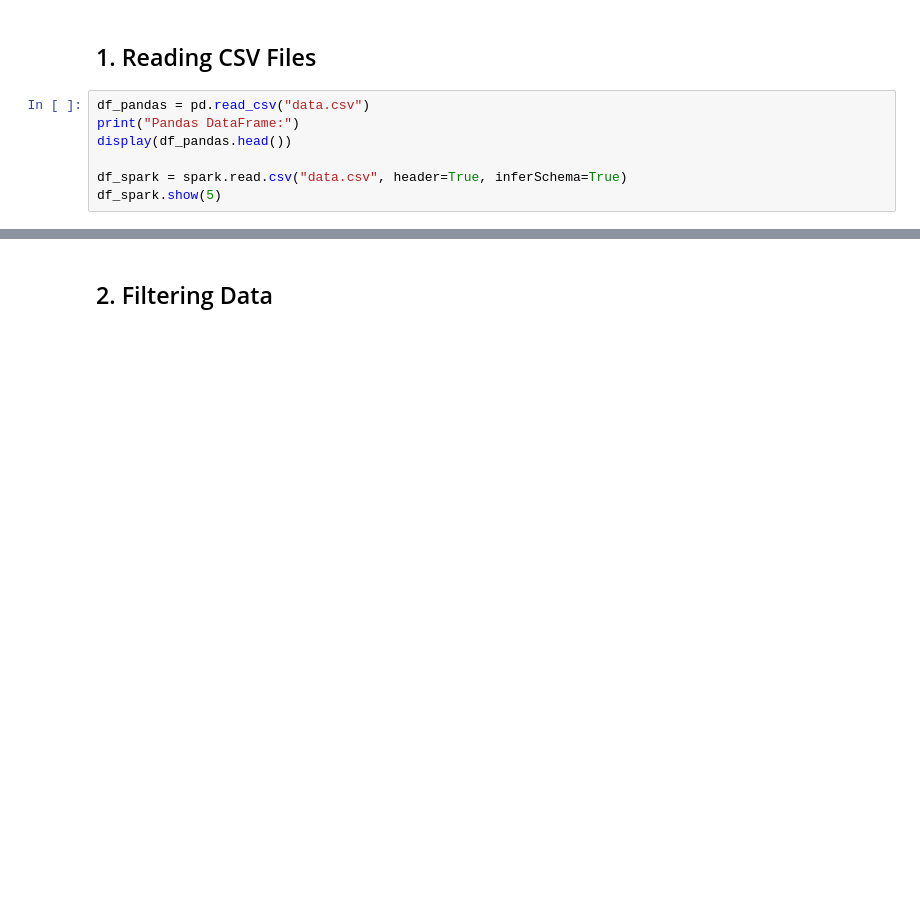
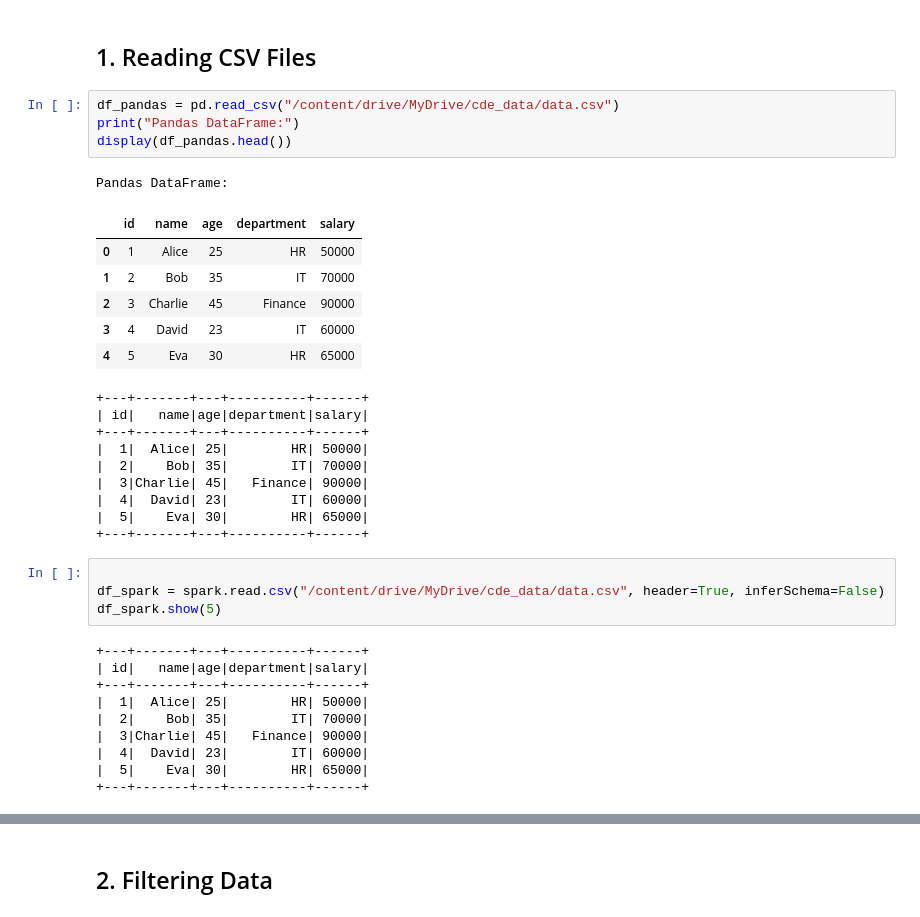
Before and after one commit to kareemullah123456789/big_data_advanced, a Jupyter notebook: pyspark_tutorial.ipynb, the cells around one changed output, grey strips where cells are left out. Drawn from its saved outputs; the diff is of its cells as text; blank space fills up the shorter version.

```diff
--- a/pyspark_tutorial.ipynb
+++ b/pyspark_tutorial.ipynb
@@ -14,10 +36,38 @@ from pyspark.sql.window import Window
 spark = SparkSession.builder.appName("PySpark_Tutorial").getOrCreate()
 # %% [markdown]
 ## 1. Reading CSV Files
+# %%
+df_pandas = pd.read_csv("/content/drive/MyDrive/cde_data/data.csv")
+print("Pandas DataFrame:")
+display(df_pandas.head())
+# %% [output]
+Pandas DataFrame:
+|  | id | name | age | department | salary |
+| 0 | 1 | Alice | 25 | HR | 50000 |
+| 1 | 2 | Bob | 35 | IT | 70000 |
+| 2 | 3 | Charlie | 45 | Finance | 90000 |
+| 3 | 4 | David | 23 | IT | 60000 |
+| 4 | 5 | Eva | 30 | HR | 65000 |
++---+-------+---+----------+------+
+| id|   name|age|department|salary|
++---+-------+---+----------+------+
+|  1|  Alice| 25|        HR| 50000|
+|  2|    Bob| 35|        IT| 70000|
+|  3|Charlie| 45|   Finance| 90000|
+|  4|  David| 23|        IT| 60000|
+|  5|    Eva| 30|        HR| 65000|
++---+-------+---+----------+------+
 # %%
-df_pandas = pd.read_csv("data.csv")
-print("Pandas DataFrame:")
-display(df_pandas.head())
 
-df_spark = spark.read.csv("data.csv", header=True, inferSchema=True)
+df_spark = spark.read.csv("/content/drive/MyDrive/cde_data/data.csv", header=True, inferSchema=False)
 df_spark.show(5)
+# %% [output]
++---+-------+---+----------+------+
+| id|   name|age|department|salary|
++---+-------+---+----------+------+
+|  1|  Alice| 25|        HR| 50000|
+|  2|    Bob| 35|        IT| 70000|
+|  3|Charlie| 45|   Finance| 90000|
+|  4|  David| 23|        IT| 60000|
+|  5|    Eva| 30|        HR| 65000|
++---+-------+---+----------+------+
```
Also changed, not shown: parts of 33 cells of this notebook.
